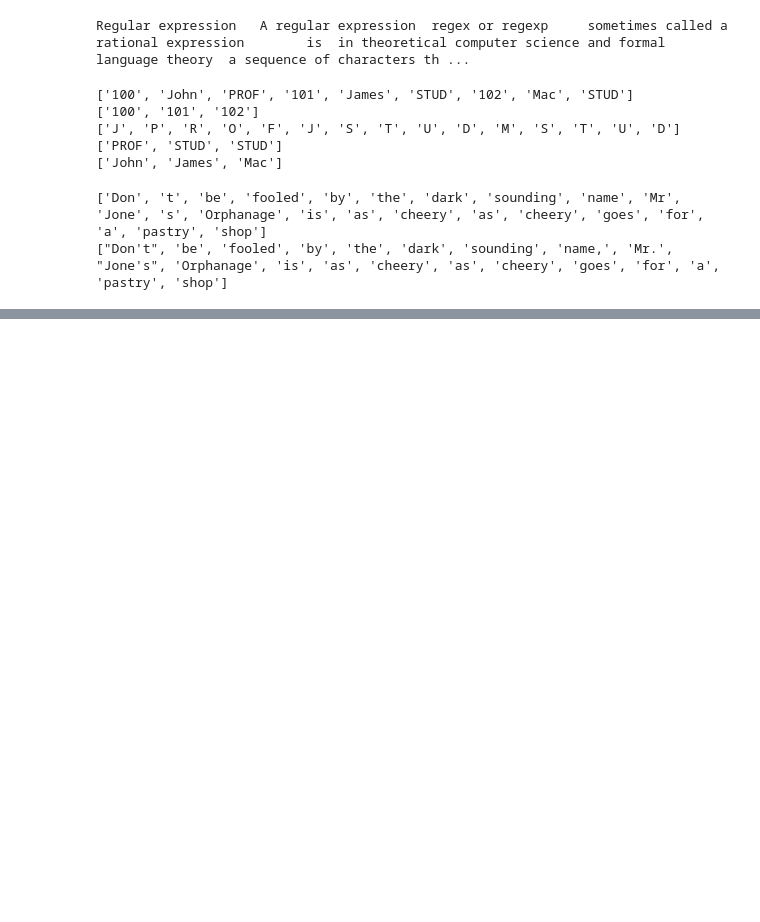
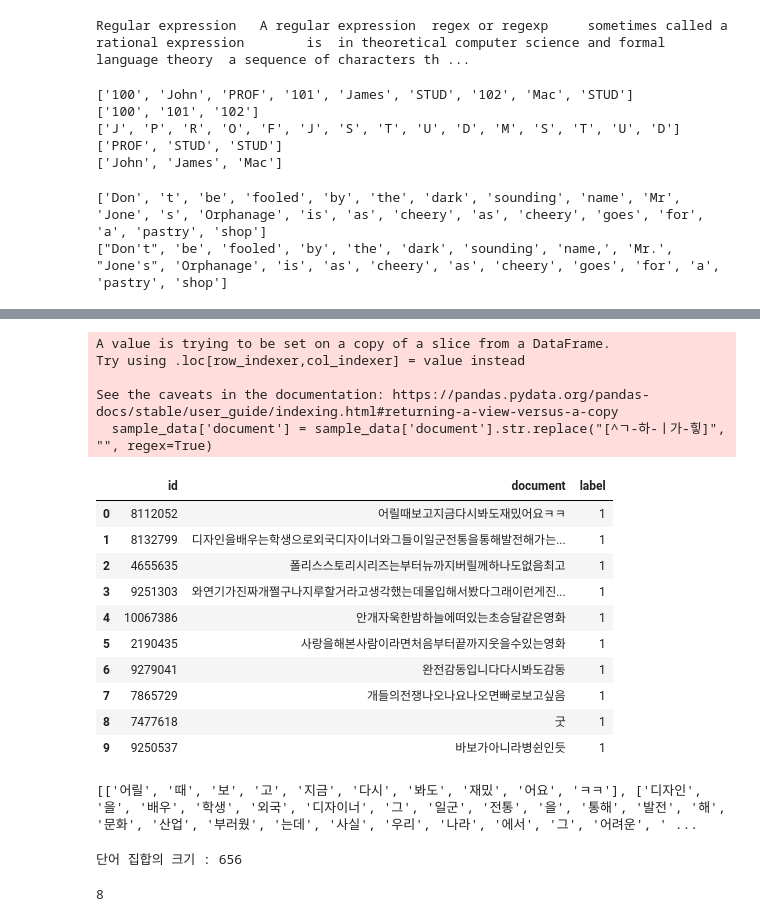
Before and after one commit to kimsol1134/pytorch-deep-learning-notes, a Jupyter notebook: week_6.ipynb, the cells around one changed output, grey strips where cells are left out. Drawn from its saved outputs; the diff is of its cells as text; code cells hidden in the pictures; blank space fills up the shorter version.

```diff
--- a/week_6.ipynb
+++ b/week_6.ipynb
@@ -481,0 +580,26 @@ print(tokenizer2.tokenize(text))
+# %%
+sample_data = data[:100]  # 임의로 100개만 저장
+# %%
+# 정규표현식으로 데이터 정제
+sample_data["document"] = sample_data["document"].str.replace(
+    "[^ㄱ-하-ㅣ가-힣]", "", regex=True
+)
+# 한글과 공백을 제외하고 모두 제거
+sample_data[:10]
+# %% [output]
+A value is trying to be set on a copy of a slice from a DataFrame.
+Try using .loc[row_indexer,col_indexer] = value instead
+
+See the caveats in the documentation: https://pandas.pydata.org/pandas-docs/stable/user_guide/indexing.html#returning-a-view-versus-a-copy
+  sample_data['document'] = sample_data['document'].str.replace("[^ㄱ-하-ㅣ가-힣]", "", regex=True)
+|  | id | document | label |
+| 0 | 8112052 | 어릴때보고지금다시봐도재밌어요ㅋㅋ | 1 |
+| 1 | 8132799 | 디자인을배우는학생으로외국디자이너와그들이일군전통을통해발전해가는... | 1 |
+| 2 | 4655635 | 폴리스스토리시리즈는부터뉴까지버릴께하나도없음최고 | 1 |
+| 3 | 9251303 | 와연기가진짜개쩔구나지루할거라고생각했는데몰입해서봤다그래이런게진... | 1 |
+| 4 | 10067386 | 안개자욱한밤하늘에떠있는초승달같은영화 | 1 |
+| 5 | 2190435 | 사랑을해본사람이라면처음부터끝까지웃을수있는영화 | 1 |
+| 6 | 9279041 | 완전감동입니다다시봐도감동 | 1 |
+| 7 | 7865729 | 개들의전쟁나오나요나오면빠로보고싶음 | 1 |
+| 8 | 7477618 | 굿 | 1 |
+| 9 | 9250537 | 바보가아니라병쉰인듯 | 1 |
@@ -481,0 +635,13 @@ print(tokenizer2.tokenize(text))
+# %%
+print(tokenized[:10])
+# %% [output]
+[['어릴', '때', '보', '고', '지금', '다시', '봐도', '재밌', '어요', 'ㅋㅋ'], ['디자인', '을', '배우', '학생', '외국', '디자이너', '그', '일군', '전통', '을', '통해', '발전', '해', '문화', '산업', '부러웠', '는데', '사실', '우리', '나라', '에서', '그', '어려운', ' ...
+# %%
+vocab = FreqDist(np.hstack(tokenized))  # 단어 빈도 계산
+print(f"단어 집합의 크기 : {len(vocab)}")
+# %% [output]
+단어 집합의 크기 : 656
+# %%
+vocab["재밌"]  # 단어를 key, 빈도수를 value로
+# %% [output]
+8
```
Also changed, not shown: parts of 35 cells of this notebook, 1 other file.
